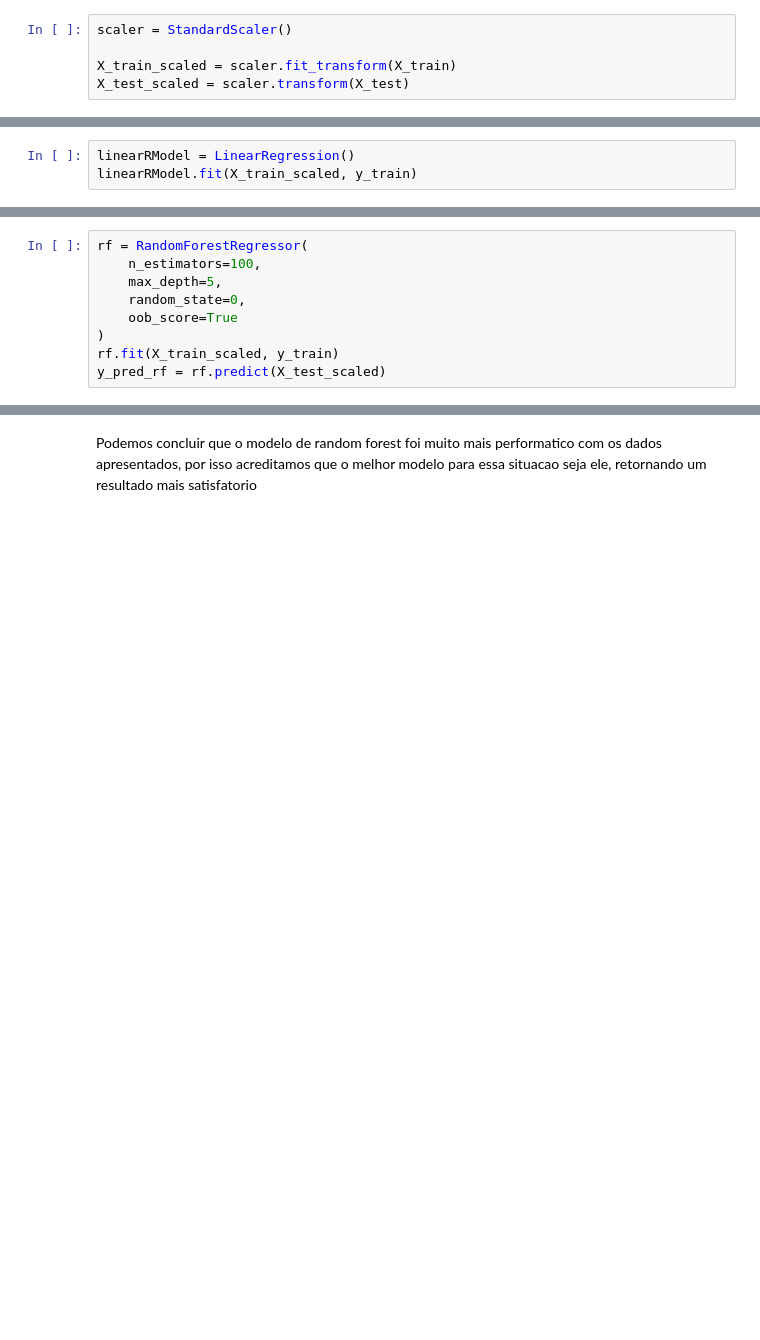
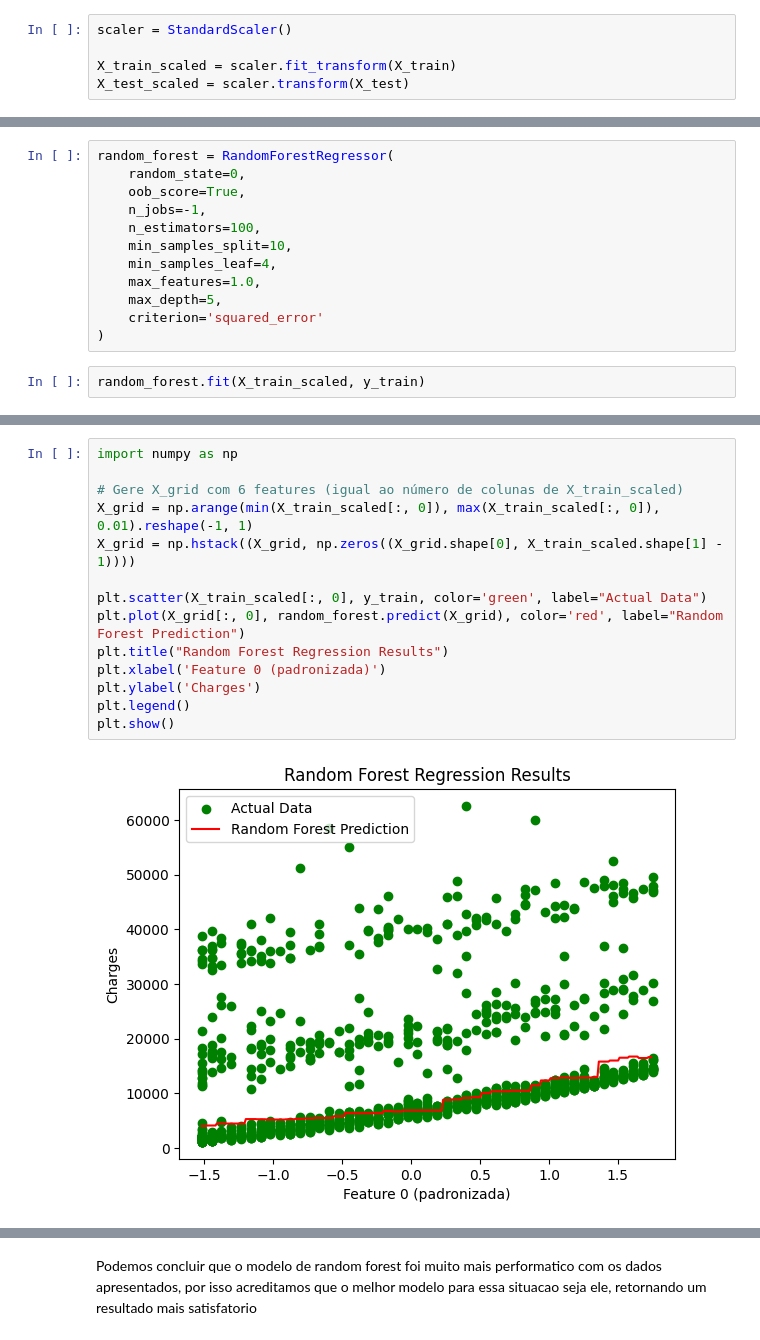
Before and after one commit to Rjoaozinho1/tech_challenge_1, a Jupyter notebook: Tech_Challange_1.ipynb, the cells around one changed output, grey strips where cells are left out. Drawn from its saved outputs; the diff is of its cells as text; blank space fills up the shorter version.

```diff
--- a/Tech_Challange_1.ipynb
+++ b/Tech_Challange_1.ipynb
@@ -699,3 +655,0 @@ Agora usaremos o modelo de regressao linear multipla, pois existem varias variav
-# %%
-linearRModel = LinearRegression()
-linearRModel.fit(X_train_scaled, y_train)
@@ -725,9 +655,0 @@ from sklearn.ensemble import RandomForestRegressor
-# %%
-rf = RandomForestRegressor(
-    n_estimators=100,
-    max_depth=5,
-    random_state=0,
-    oob_score=True
-)
-rf.fit(X_train_scaled, y_train)
-y_pred_rf = rf.predict(X_test_scaled)
@@ -830,0 +881,14 @@ comparison
+# %%
+random_forest = RandomForestRegressor(
+    random_state=0,
+    oob_score=True,
+    n_jobs=-1,
+    n_estimators=100,
+    min_samples_split=10,
+    min_samples_leaf=4,
+    max_features=1.0,
+    max_depth=5,
+    criterion='squared_error'
+)
+# %%
+random_forest.fit(X_train_scaled, y_train)
@@ -830,0 +915,16 @@ comparison
+# %%
+import numpy as np
+
+# Gere X_grid com 6 features (igual ao número de colunas de X_train_scaled)
+X_grid = np.arange(min(X_train_scaled[:, 0]), max(X_train_scaled[:, 0]), 0.01).reshape(-1, 1)
+X_grid = np.hstack((X_grid, np.zeros((X_grid.shape[0], X_train_scaled.shape[1] - 1))))
+
+plt.scatter(X_train_scaled[:, 0], y_train, color='green', label="Actual Data")
+plt.plot(X_grid[:, 0], random_forest.predict(X_grid), color='red', label="Random Forest Prediction")
+plt.title("Random Forest Regression Results")
+plt.xlabel('Feature 0 (padronizada)')
+plt.ylabel('Charges')
+plt.legend()
+plt.show()
+# %% [output]
+[figure, added]
```
Also changed, not shown: parts of 46 cells of this notebook, 3 other files.
